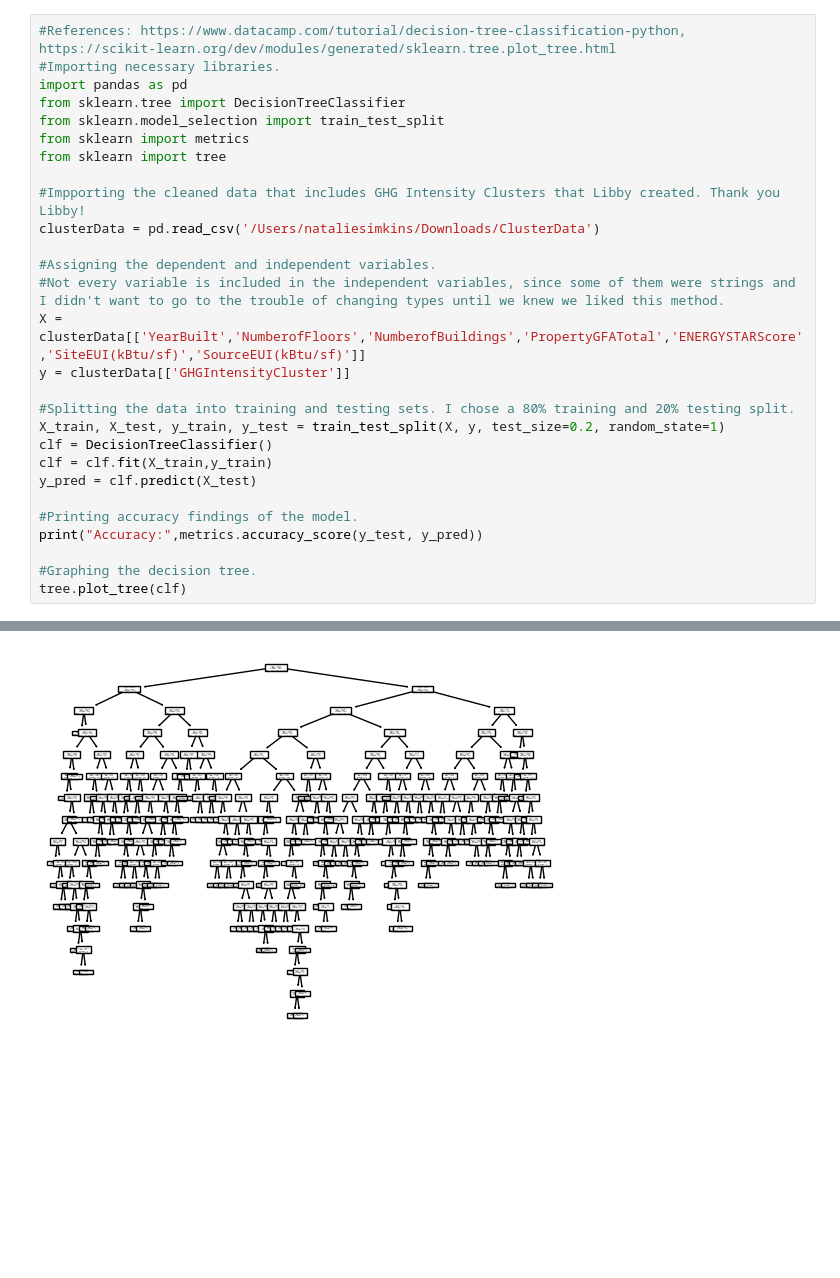
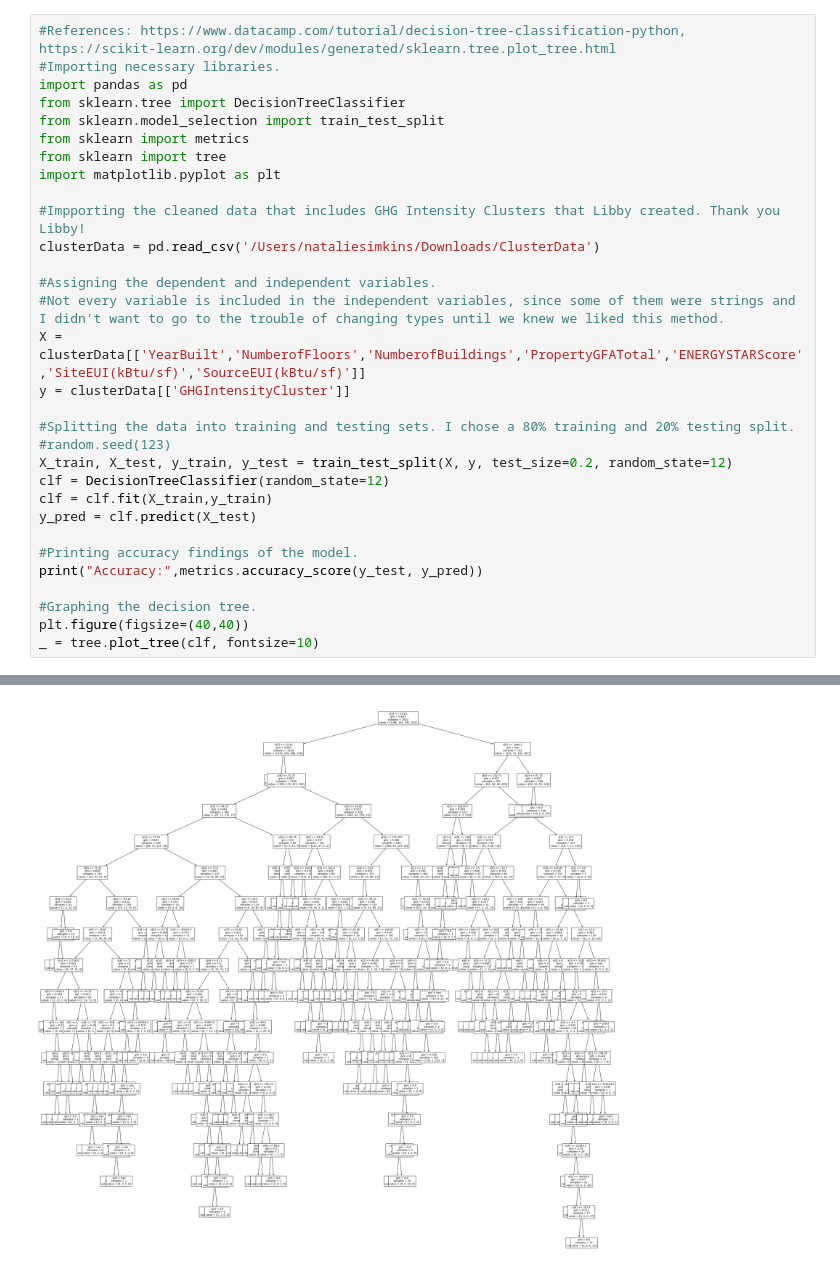
Before and after one commit to libbyqstephan/DATA422_Fall2024_Team5, a Jupyter notebook: Code/decisionTree.ipynb, the cells around one changed output, grey strips where cells are left out. Drawn from its saved outputs; the diff is of its cells as text; blank space fills up the shorter version.

Commit message:
updated decision tree

```diff
--- a/Code/decisionTree.ipynb
+++ b/Code/decisionTree.ipynb
@@ -6,6 +6,7 @@ from sklearn.tree import DecisionTreeClassifier
 from sklearn.model_selection import train_test_split
 from sklearn import metrics
 from sklearn import tree
+import matplotlib.pyplot as plt
 
 #Impporting the cleaned data that includes GHG Intensity Clusters that Libby created. Thank you Libby!
 clusterData = pd.read_csv('/Users/nataliesimkins/Downloads/ClusterData')
@@ -16,8 +17,9 @@ X = clusterData[['YearBuilt','NumberofFloors','NumberofBuildings','PropertyGFATo
 y = clusterData[['GHGIntensityCluster']]
 
 #Splitting the data into training and testing sets. I chose a 80% training and 20% testing split.
-X_train, X_test, y_train, y_test = train_test_split(X, y, test_size=0.2, random_state=1)
-clf = DecisionTreeClassifier()
+#random.seed(123)
+X_train, X_test, y_train, y_test = train_test_split(X, y, test_size=0.2, random_state=12)
+clf = DecisionTreeClassifier(random_state=12)
 clf = clf.fit(X_train,y_train)
 y_pred = clf.predict(X_test)
 
@@ -25,5 +27,6 @@ y_pred = clf.predict(X_test)
 print("Accuracy:",metrics.accuracy_score(y_test, y_pred))
 
 #Graphing the decision tree.
-tree.plot_tree(clf)
+plt.figure(figsize=(40,40))
+_ = tree.plot_tree(clf, fontsize=10)
 # %% [output]
@@ -48 +34 @@ Accuracy: 0.719562243502052
-[figure, old version]
+[figure, new version]
```
Also changed, not shown: parts of 1 cell of this notebook.
